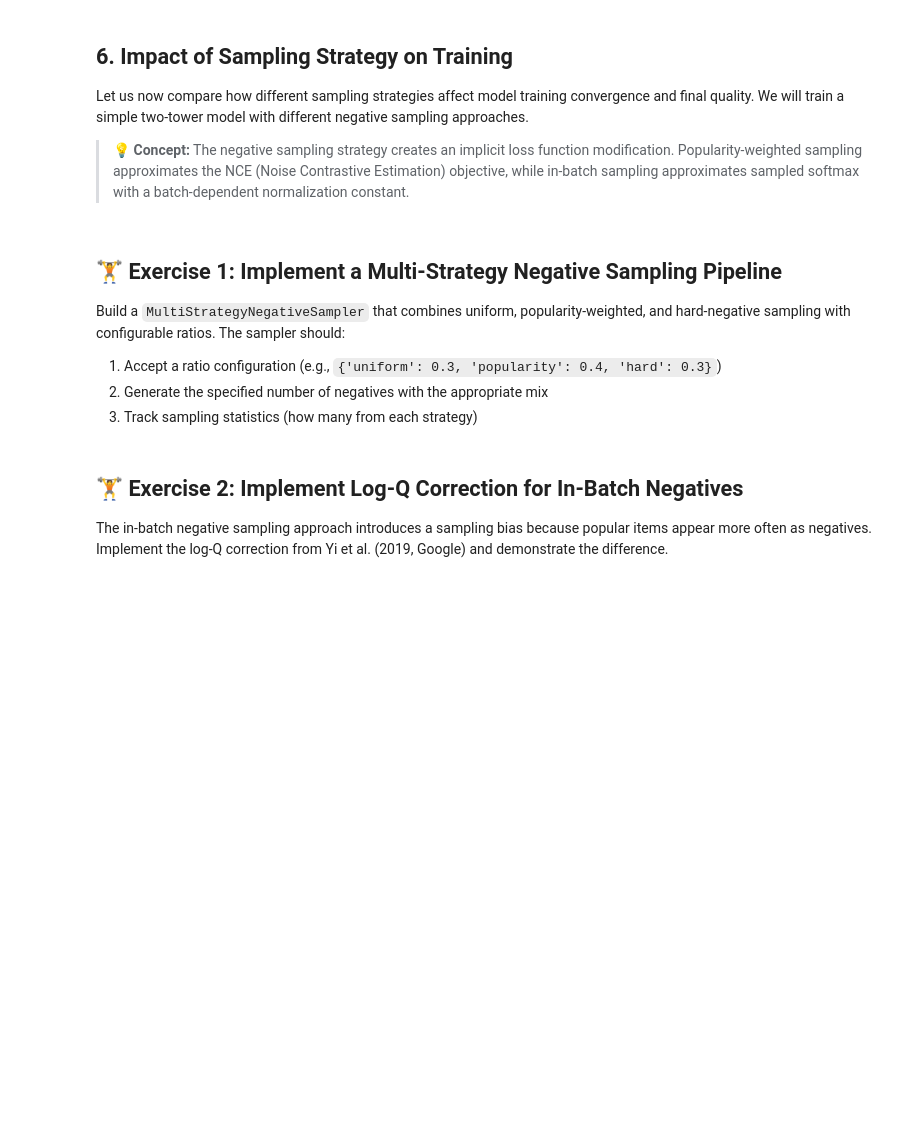
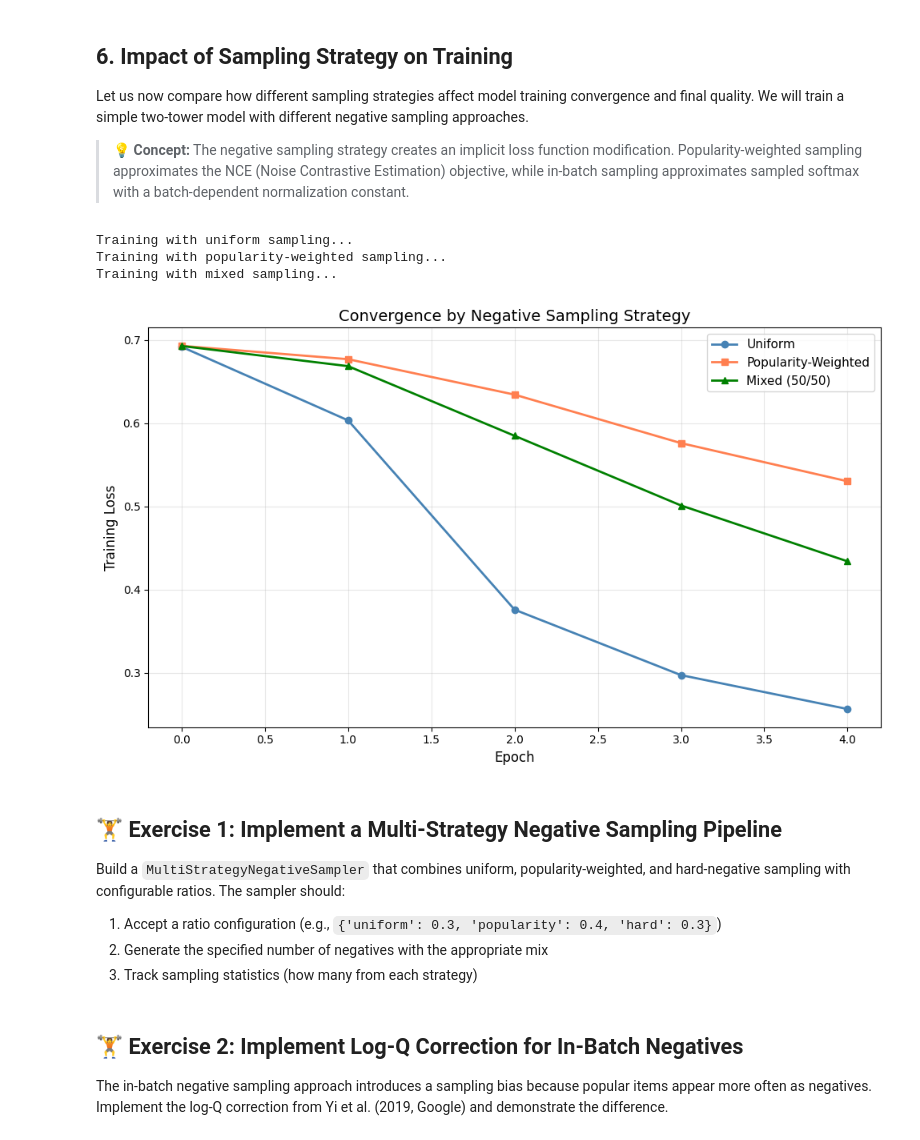
Before and after one commit to hideak1/rec_system, a Jupyter notebook: notebooks/part9/chapter_9.1_data_pipelines.ipynb, the cells around one changed output. Drawn from its saved outputs; the diff is of its cells as text; code cells hidden in the pictures; blank space fills up the shorter version.

```diff
--- a/notebooks/part9/chapter_9.1_data_pipelines.ipynb
+++ b/notebooks/part9/chapter_9.1_data_pipelines.ipynb
@@ -27,7 +27,12 @@ import torch
 import torch.nn as nn
 import torch.nn.functional as F
 from collections import Counter, defaultdict
-import matplotlib.pyplot as plt
+try:
+    import matplotlib.pyplot as plt
+    HAS_MPL = True
+except ImportError:
+    HAS_MPL = False
+    print("matplotlib not available; plots will be skipped.")
 import time
 import json
 import hashlib
@@ -67,9 +75,9 @@ where $s(u, i)$ is the model's predicted score and $\tau$ is a temperature param
 > **💡 Concept:** The choice of negative sampling distribution is one of the most impactful decisions in training recommendation models with implicit feedback. Uniform sampling is simple but can lead to trivially easy negatives; hard-negative mining accelerates convergence but risks training instability.
 # %%
 # Generate synthetic interaction data following a power-law distribution
-NUM_USERS = 10000
-NUM_ITEMS = 50000
-NUM_INTERACTIONS = 500000
+NUM_USERS = 5000
+NUM_ITEMS = 20000
+NUM_INTERACTIONS = 200000
 
 # Item popularity follows Zipf's law
 item_popularity = np.random.zipf(a=1.5, size=NUM_ITEMS).astype(np.float64)
@@ -668,8 +710,8 @@ class SimpleTwoTower(nn.Module):
         return (u * v).sum(dim=-1)
 
 
-def train_with_strategy(strategy: str, num_epochs: int = 10, batch_size: int = 512,
-                        n_users: int = 1000, n_items: int = 5000, n_interactions: int = 50000):
+def train_with_strategy(strategy: str, num_epochs: int = 5, batch_size: int = 512,
+                        n_users: int = 1000, n_items: int = 5000, n_interactions: int = 20000):
     """Train a model with a given negative sampling strategy and return loss curves."""
     torch.manual_seed(42)
     np.random.seed(42)
@@ -723,44 +765,54 @@ def train_with_strategy(strategy: str, num_epochs: int = 10, batch_size: int = 5
 
             # Forward pass
             pos_scores = model(pos_users, pos_items)
             neg_scores = model(pos_users, neg_items)
 
             scores = torch.cat([pos_scores, neg_scores])
             labels = torch.cat([torch.ones(batch_size), torch.zeros(batch_size)])
 
             loss = criterion(scores, labels)
             optimizer.zero_grad()
             loss.backward()
             optimizer.step()
 
             epoch_loss += loss.item()
             n_batches += 1
 
         losses.append(epoch_loss / max(n_batches, 1))
 
     return losses
 
 
 # Train with different strategies
 print("Training with uniform sampling...")
 uniform_losses = train_with_strategy('uniform')
 print("Training with popularity-weighted sampling...")
 pop_losses = train_with_strategy('popularity')
 print("Training with mixed sampling...")
 mixed_losses = train_with_strategy('mixed')
 
 # Plot convergence
-fig, ax = plt.subplots(figsize=(10, 6))
-ax.plot(uniform_losses, 'o-', label='Uniform', color='steelblue', linewidth=2)
-ax.plot(pop_losses, 's-', label='Popularity-Weighted', color='coral', linewidth=2)
-ax.plot(mixed_losses, '^-', label='Mixed (50/50)', color='green', linewidth=2)
-ax.set_xlabel('Epoch', fontsize=12)
-ax.set_ylabel('Training Loss', fontsize=12)
-ax.set_title('Convergence by Negative Sampling Strategy', fontsize=14)
-ax.legend(fontsize=11)
-ax.grid(True, alpha=0.3)
-plt.tight_layout()
-plt.show()
+if HAS_MPL:
+    fig, ax = plt.subplots(figsize=(10, 6))
+    ax.plot(uniform_losses, 'o-', label='Uniform', color='steelblue', linewidth=2)
+    ax.plot(pop_losses, 's-', label='Popularity-Weighted', color='coral', linewidth=2)
+    ax.plot(mixed_losses, '^-', label='Mixed (50/50)', color='green', linewidth=2)
+    ax.set_xlabel('Epoch', fontsize=12)
+    ax.set_ylabel('Training Loss', fontsize=12)
+    ax.set_title('Convergence by Negative Sampling Strategy', fontsize=14)
+    ax.legend(fontsize=11)
+    ax.grid(True, alpha=0.3)
+    plt.tight_layout()
+    plt.show()
+else:
+    print("Uniform losses:", uniform_losses)
+    print("Popularity losses:", pop_losses)
+    print("Mixed losses:", mixed_losses)
+# %% [output]
+Training with uniform sampling...
+Training with popularity-weighted sampling...
+Training with mixed sampling...
+[figure, added]
 # %% [markdown]
 ## 🏋️ Exercise 1: Implement a Multi-Strategy Negative Sampling Pipeline
 
```
Also changed, not shown: parts of 10 cells of this notebook, 15 other files.
